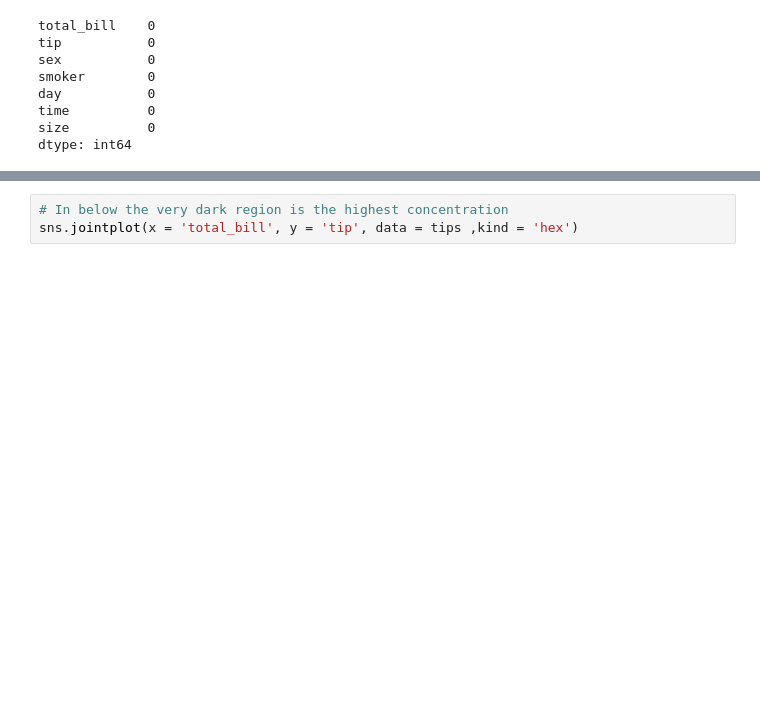
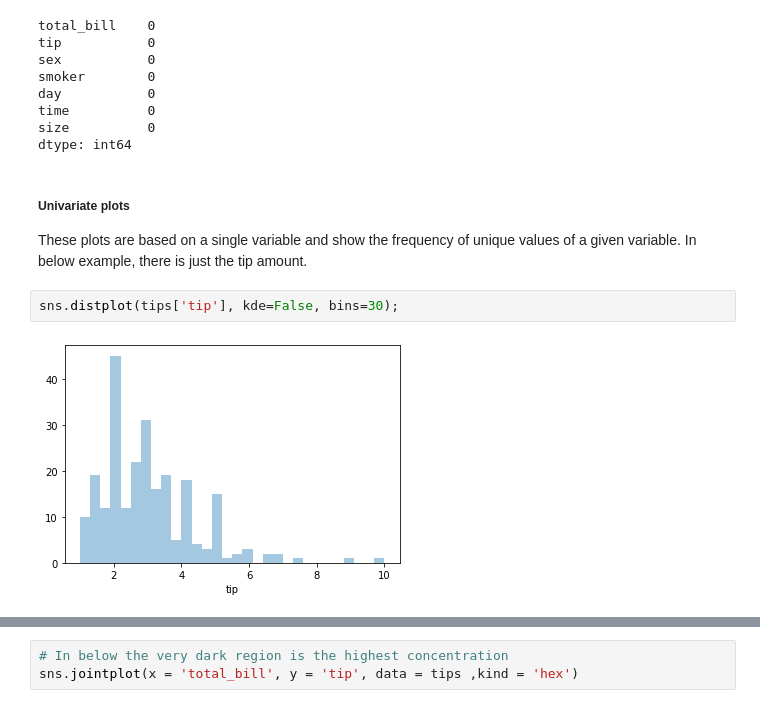
Before and after one commit to HenkT28/Fundamentals_Of_Data_Analysis_Assessment, a Jupyter notebook: Tips_Dataset.ipynb, the cells around one changed output, grey strips where cells are left out. Cells and saved outputs as stored; diff of their text form; blank space fills up the shorter version.

```diff
--- a/Tips_Dataset.ipynb
+++ b/Tips_Dataset.ipynb
@@ -107,3 +107,11 @@ day           0
 time          0
 size          0
 dtype: int64
+# %% [markdown]
+##### Univariate plots
+
+These plots are based on a single variable and show the frequency of unique values of a given variable. In below example, there is just the tip amount.
+# %%
+sns.distplot(tips['tip'], kde=False, bins=30);
+# %% [output]
+[figure, added]
```
Also changed, not shown: parts of 24 cells of this notebook.
